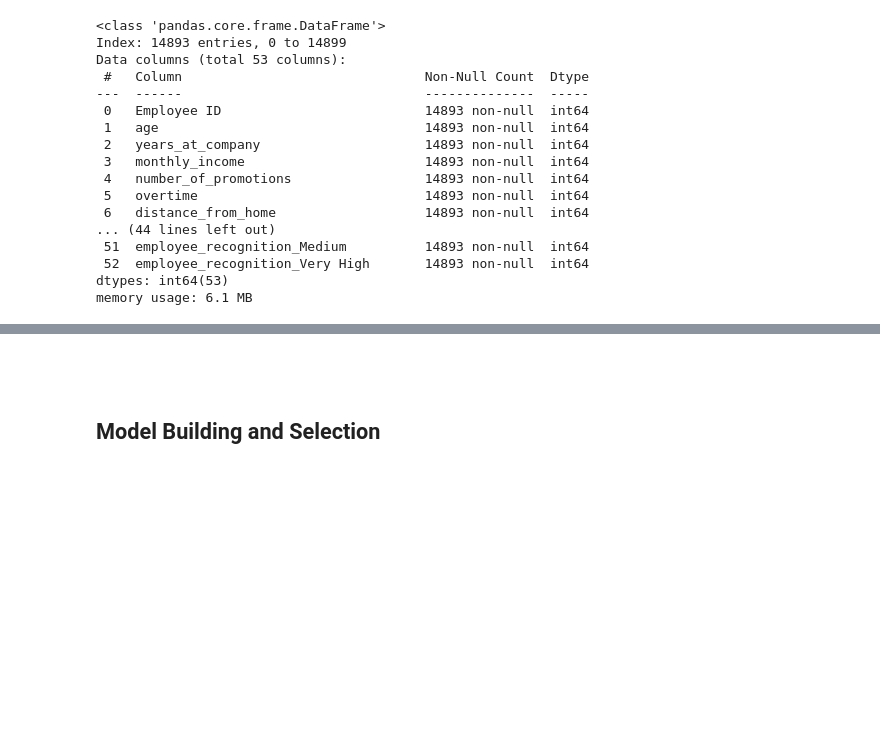
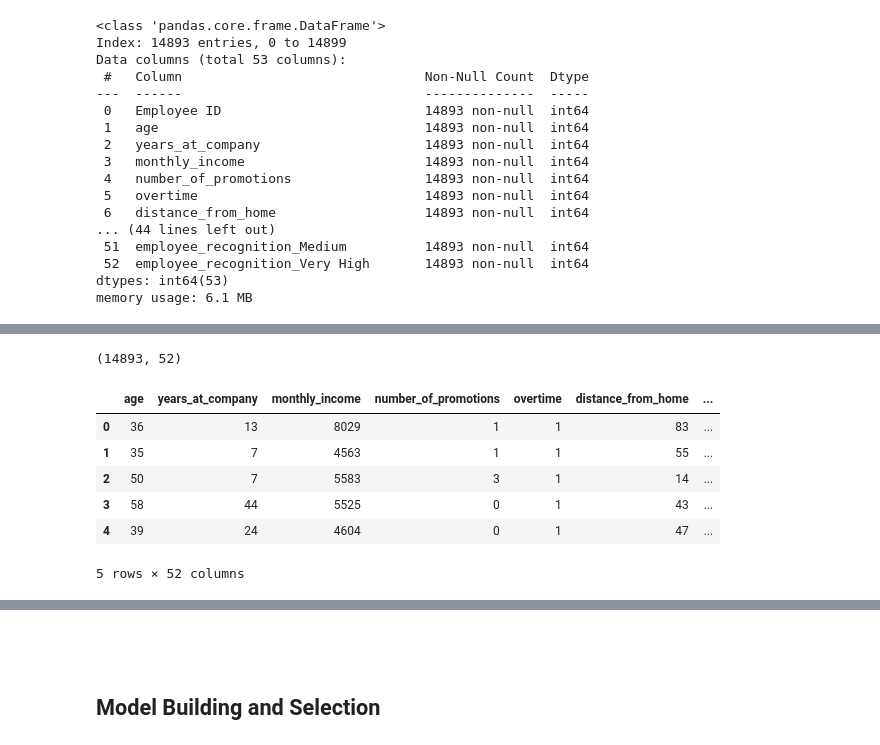
Before and after one commit to hansi-2000/OrgExitTrends, a Jupyter notebook: Logistic_Regression.ipynb, the cells around one changed output, grey strips where cells are left out. Drawn from its saved outputs; the diff is of its cells as text; code cells hidden in the pictures; blank space fills up the shorter version.

Commit message:
Remove unnecessary columns, Model Building, Save model

```diff
--- a/Logistic_Regression.ipynb
+++ b/Logistic_Regression.ipynb
@@ -1749,0 +1793,14 @@ memory usage: 6.1 MB
+# %%
+data.shape
+# %% [output]
+(14893, 52)
+# %%
+data.head()
+# %% [output]
+|  | age | years_at_company | monthly_income | number_of_promotions | overtime | distance_from_home | ... |
+| 0 | 36 | 13 | 8029 | 1 | 1 | 83 | ... |
+| 1 | 35 | 7 | 4563 | 1 | 1 | 55 | ... |
+| 2 | 50 | 7 | 5583 | 3 | 1 | 14 | ... |
+| 3 | 58 | 44 | 5525 | 0 | 1 | 43 | ... |
+| 4 | 39 | 24 | 4604 | 0 | 1 | 47 | ... |
+5 rows × 52 columns
```
Also changed, not shown: parts of 22 cells of this notebook.
